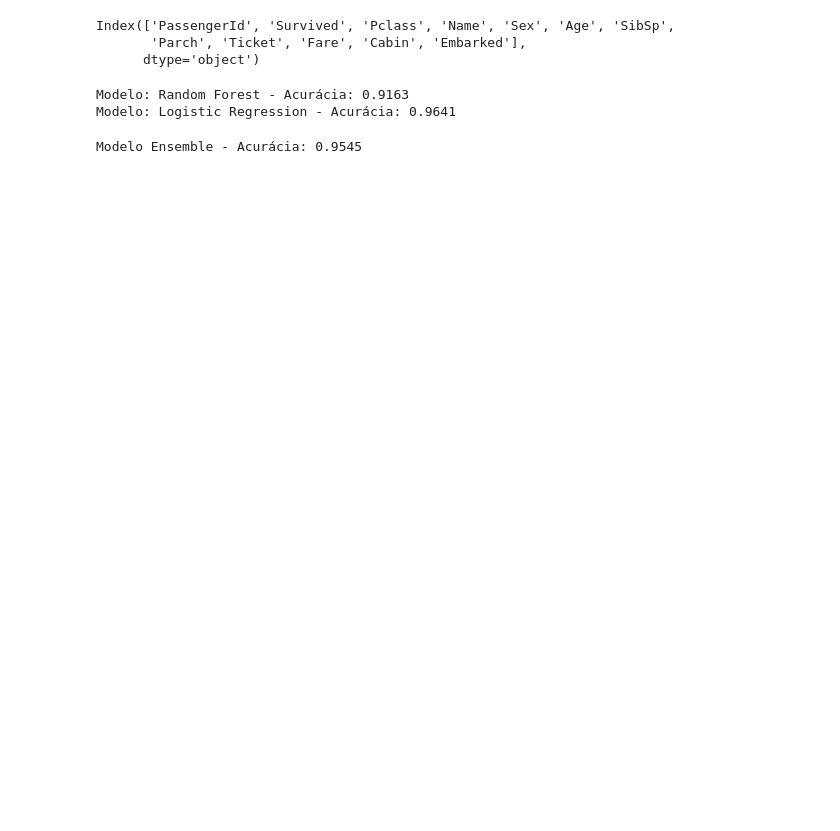
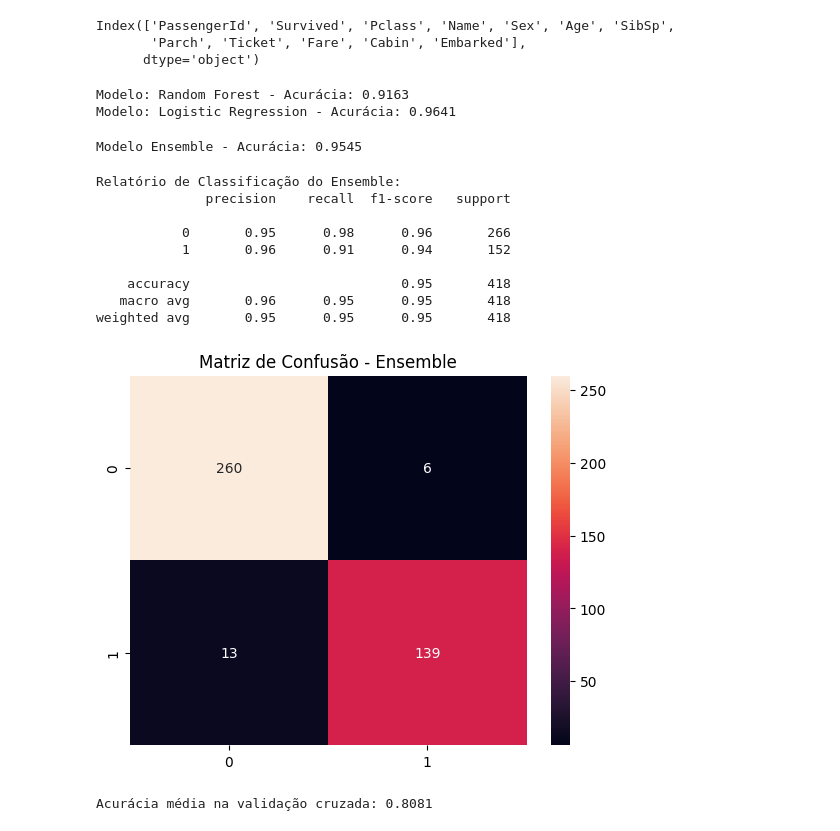
Before and after one commit to touro3/TitanicSurvivalProbability, a Jupyter notebook: notebooks/L3_LucasTourinho.ipynb, the cells around one changed output. Cells and saved outputs as stored; diff of their text form; code cells hidden in the pictures; blank space fills up the shorter version.

Commit message:
ensemble of models

```diff
--- a/notebooks/L3_LucasTourinho.ipynb
+++ b/notebooks/L3_LucasTourinho.ipynb
@@ -97,3 +110,31 @@ ensemble_accuracy = accuracy_score(gender_submission_df['Survived'], ensemble_pr
 print(f"Modelo Ensemble - Acurácia: {ensemble_accuracy:.4f}")
 # %% [output]
 Modelo Ensemble - Acurácia: 0.9545
+# %%
+# Avaliar o modelo ensemble
+print("Relatório de Classificação do Ensemble:")
+print(classification_report(gender_submission_df['Survived'], ensemble_predictions))
+
+# Matriz de confusão
+cm = confusion_matrix(gender_submission_df['Survived'], ensemble_predictions)
+sns.heatmap(cm, annot=True, fmt='d')
+plt.title('Matriz de Confusão - Ensemble')
+plt.show()
+# %% [output]
+Relatório de Classificação do Ensemble:
+              precision    recall  f1-score   support
+
+           0       0.95      0.98      0.96       266
+           1       0.96      0.91      0.94       152
+
+    accuracy                           0.95       418
+   macro avg       0.96      0.95      0.95       418
+weighted avg       0.95      0.95      0.95       418
+[figure, added]
+# %%
+# Cross-Validation
+
+scores = cross_val_score(ensemble_clf, X_train_scaled, y_train, cv=5)
+print(f"Acurácia média na validação cruzada: {scores.mean():.4f}")
+# %% [output]
+Acurácia média na validação cruzada: 0.8081
```
Also changed, not shown: parts of 2 cells of this notebook.
